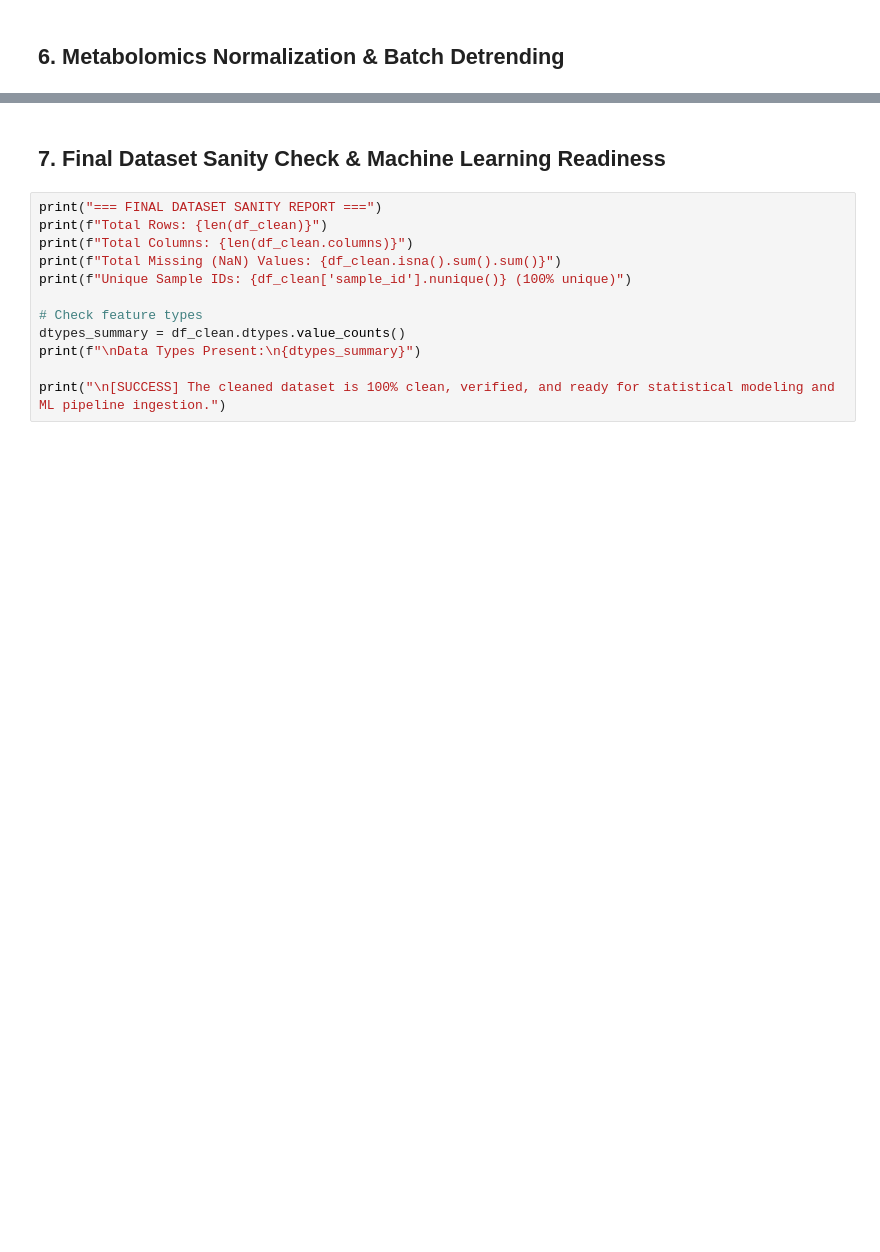
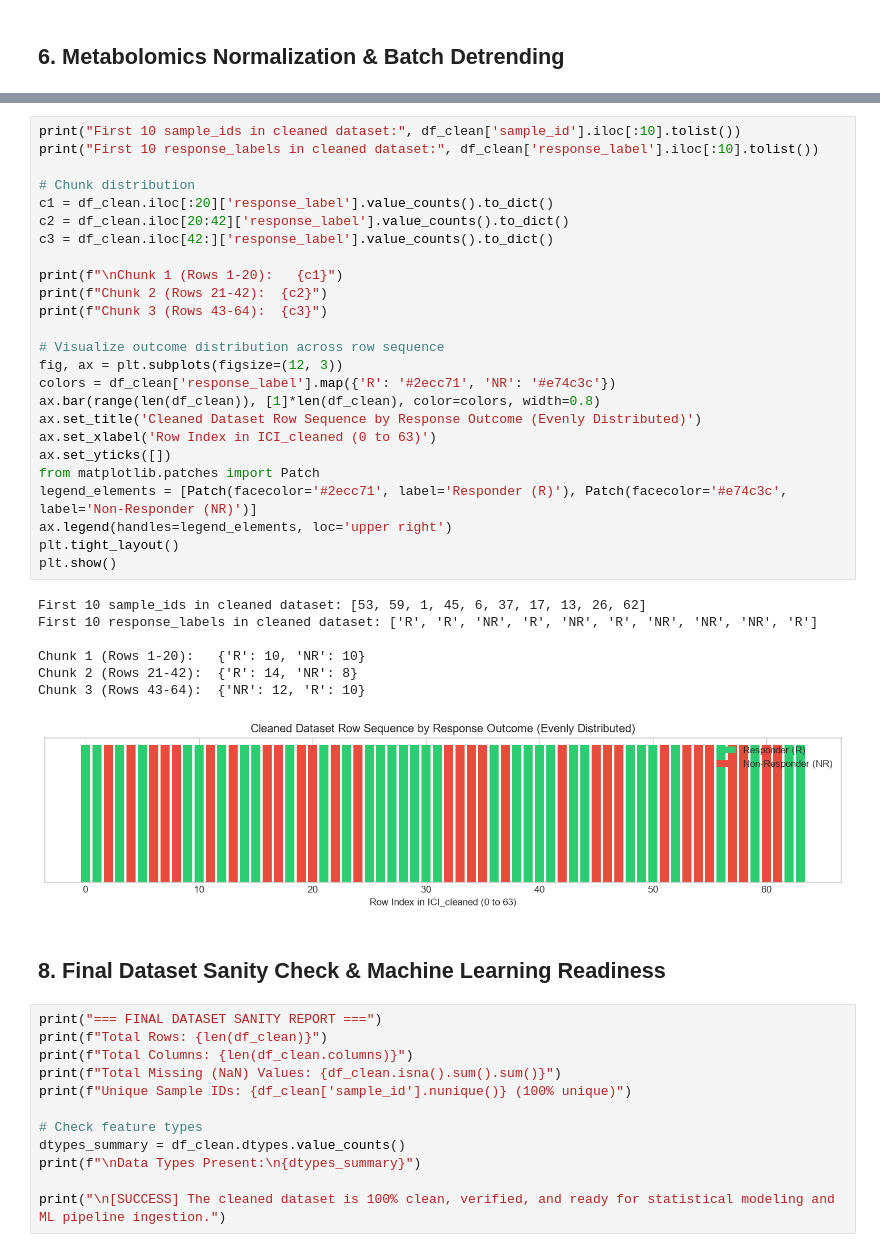
Before and after one commit to shubhamkjha369/Shri-Ganga-Ram-Hospital-Lung-cancer-Research-Project, a Jupyter notebook: notebooks/02_data_cleaning_and_ml_preparation.ipynb, the cells around one changed output, grey strips where cells are left out. Cells and saved outputs as stored; diff of their text form; blank space fills up the shorter version.

Commit message:
feat: randomize row order in ICI_cleaned (seed=42) to eliminate outcome-sorting bias

```diff
--- a/notebooks/02_data_cleaning_and_ml_preparation.ipynb
+++ b/notebooks/02_data_cleaning_and_ml_preparation.ipynb
@@ -221,5 +230,38 @@ plt.show()
+# %%
+print("First 10 sample_ids in cleaned dataset:", df_clean['sample_id'].iloc[:10].tolist())
+print("First 10 response_labels in cleaned dataset:", df_clean['response_label'].iloc[:10].tolist())
+
+# Chunk distribution
+c1 = df_clean.iloc[:20]['response_label'].value_counts().to_dict()
+c2 = df_clean.iloc[20:42]['response_label'].value_counts().to_dict()
+c3 = df_clean.iloc[42:]['response_label'].value_counts().to_dict()
+
+print(f"\nChunk 1 (Rows 1-20):   {c1}")
+print(f"Chunk 2 (Rows 21-42):  {c2}")
+print(f"Chunk 3 (Rows 43-64):  {c3}")
+
+# Visualize outcome distribution across row sequence
+fig, ax = plt.subplots(figsize=(12, 3))
+colors = df_clean['response_label'].map({'R': '#2ecc71', 'NR': '#e74c3c'})
+ax.bar(range(len(df_clean)), [1]*len(df_clean), color=colors, width=0.8)
+ax.set_title('Cleaned Dataset Row Sequence by Response Outcome (Evenly Distributed)')
+ax.set_xlabel('Row Index in ICI_cleaned (0 to 63)')
+ax.set_yticks([])
+from matplotlib.patches import Patch
+legend_elements = [Patch(facecolor='#2ecc71', label='Responder (R)'), Patch(facecolor='#e74c3c', label='Non-Responder (NR)')]
+ax.legend(handles=legend_elements, loc='upper right')
+plt.tight_layout()
+plt.show()
+# %% [output]
+First 10 sample_ids in cleaned dataset: [53, 59, 1, 45, 6, 37, 17, 13, 26, 62]
+First 10 response_labels in cleaned dataset: ['R', 'R', 'NR', 'R', 'NR', 'R', 'NR', 'NR', 'NR', 'R']
+
+Chunk 1 (Rows 1-20):   {'R': 10, 'NR': 10}
+Chunk 2 (Rows 21-42):  {'R': 14, 'NR': 8}
+Chunk 3 (Rows 43-64):  {'NR': 12, 'R': 10}
+[figure, added]
 # %% [markdown]
-## 7. Final Dataset Sanity Check & Machine Learning Readiness
+## 8. Final Dataset Sanity Check & Machine Learning Readiness
 # %%
 print("=== FINAL DATASET SANITY REPORT ===")
 print(f"Total Rows: {len(df_clean)}")
```
Also changed, not shown: parts of 5 cells of this notebook, 19 other files.
